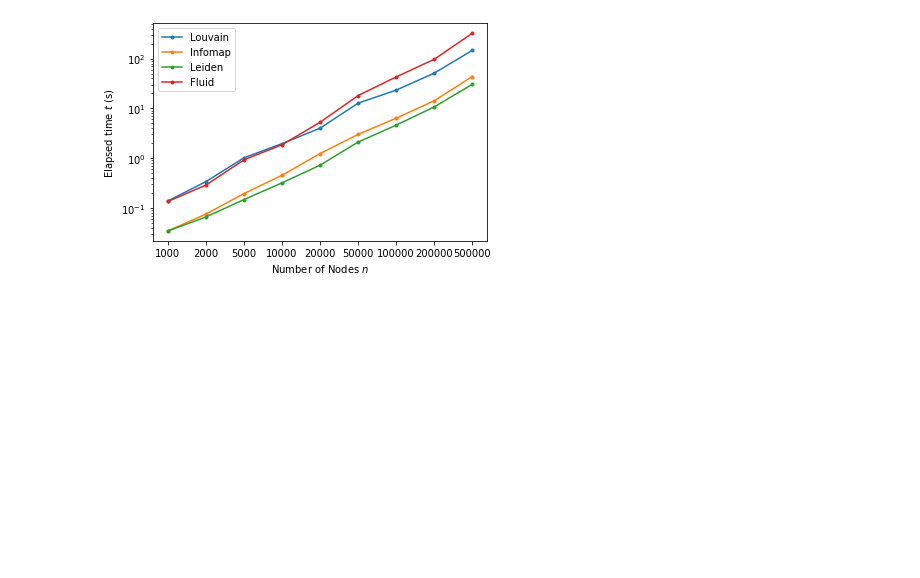
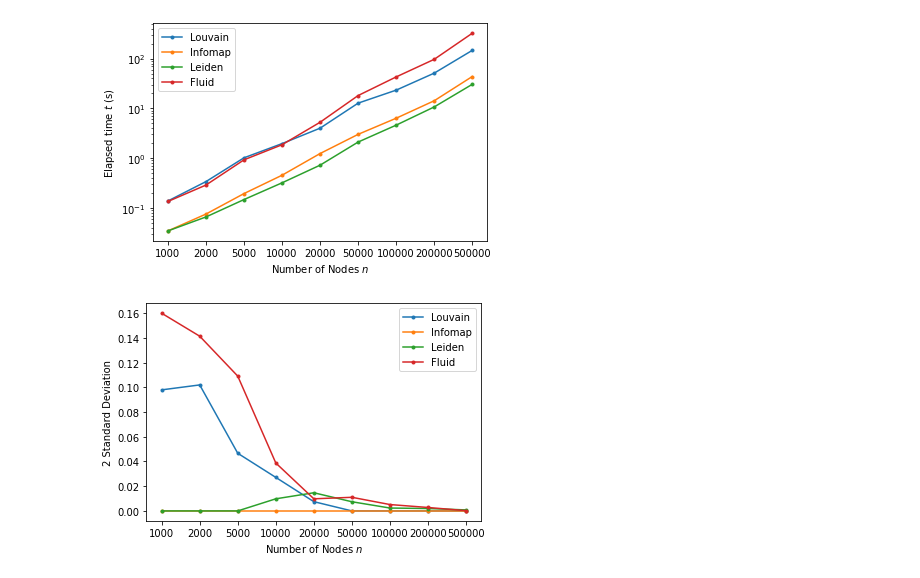
Before and after one commit to Jestmeister/SNACS, a Jupyter notebook: main.ipynb, the cells around one changed output. Cells and saved outputs as stored; diff of their text form; code cells hidden in the pictures; blank space fills up the shorter version.

Commit message:
Added standard deviation plot

```diff
--- a/main.ipynb
+++ b/main.ipynb
@@ -226,3 +226,27 @@ plt.show()
 [ 0.04800716  0.05376453  0.26357666  0.25863977  0.4564426   1.86441282
  11.85778604  5.43619417 12.05840847]
 [figure]
+# %%
+std_lv = 2*np.array([0.04898979, 0.0509902,  0.02332381, 0.01356466, 0.00374166, 0., 0., 0.,    0.        ])
+std_info = 2*np.array([0.00000000e+00, 1.11022302e-16, 0.00000000e+00, 0.00000000e+00, 0.00000000e+00,
+ 0.00000000e+00, 0.00000000e+00, 0.00000000e+00, 0.00000000e+00])
+std_leiden = 2*np.array([0.00000000e+00, 0.00000000e+00, 1.11022302e-16, 4.89897949e-03,
+ 7.34846923e-03, 3.70944740e-03, 1.16619038e-03, 9.69535971e-04,
+ 4.07921561e-04])
+std_fluid = 2*np.array([8.00000000e-02, 7.07106781e-02, 5.45527268e-02, 1.93907194e-02,
+ 4.89897949e-03, 5.51361950e-03, 2.57681975e-03, 1.39283883e-03,
+ 9.79795897e-05])
+
+plt.figure()
+plt.plot(var.n_ls.astype('str'),std_lv,marker='.',c='tab:blue')
+plt.plot(var.n_ls.astype('str'),std_info,marker='.',c='tab:orange')
+plt.plot(var.n_ls.astype('str'),std_leiden,marker='.',c='tab:green')
+plt.plot(var.n_ls.astype('str'),std_fluid,marker='.',c='tab:red')
+#plt.yscale('log')
+plt.xlabel(r'Number of Nodes $n$')
+plt.ylabel(r'2 Standard Deviation')
+plt.legend(['Louvain','Infomap','Leiden','Fluid'])
+plt.savefig('std_plt.png',bbox_inches='tight')
+plt.show()
+# %% [output]
+[figure, added]
```
Also changed, not shown: 2 other files.
